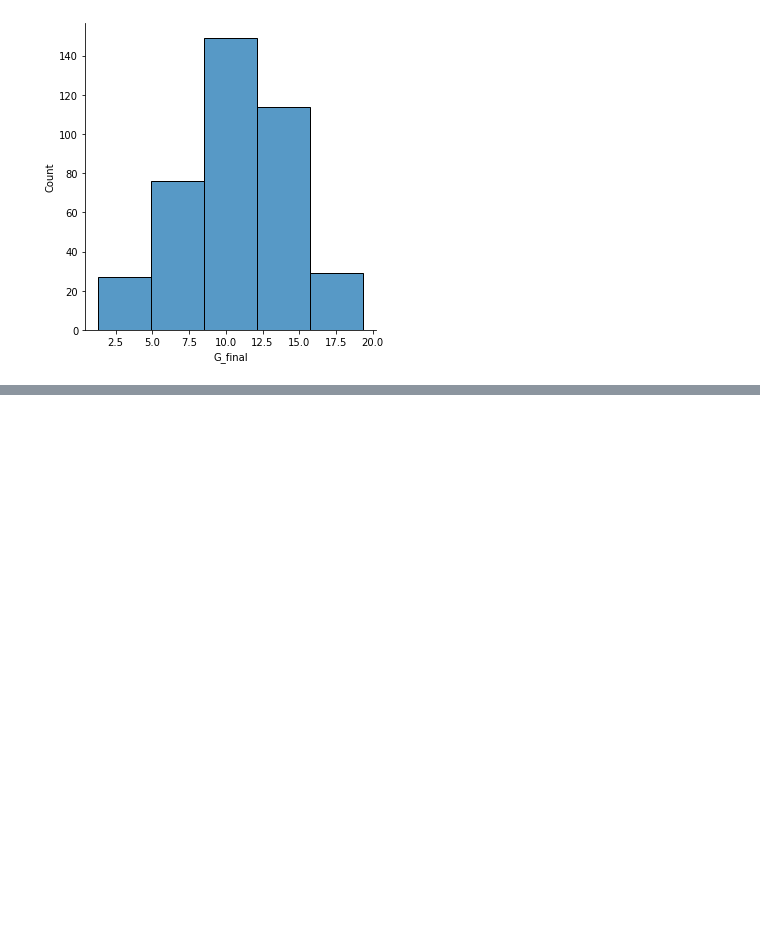
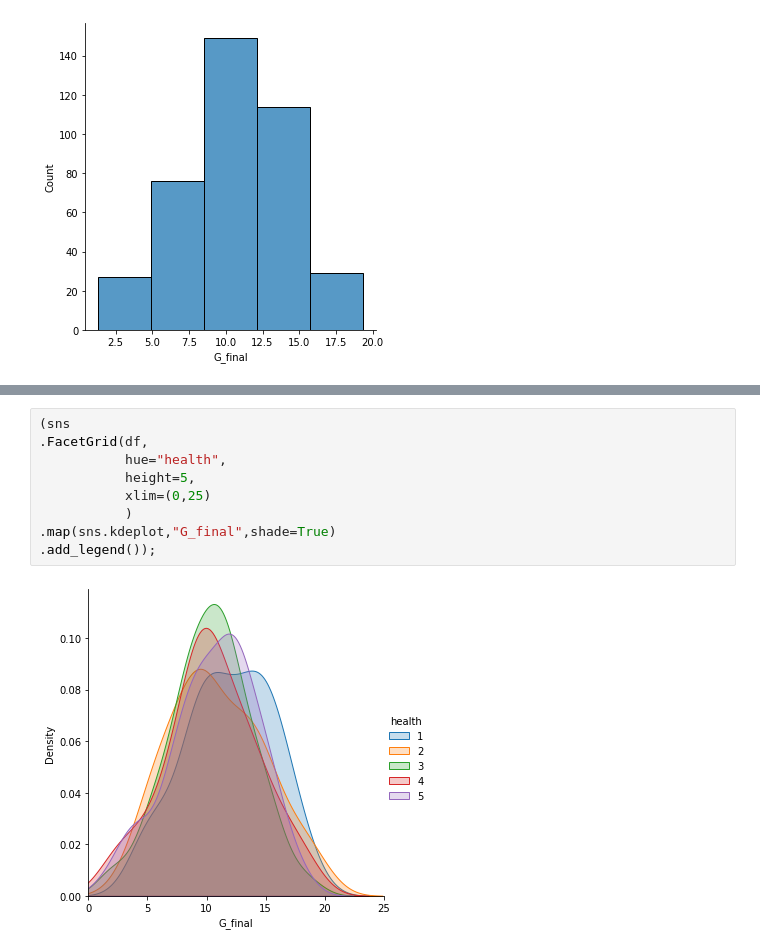
Before and after one commit to Mrt3206/Seaborn_Mathplotlib_Homework, a Jupyter notebook: seaborn-mathplotlib-homework.ipynb, the cells around one changed output, grey strips where cells are left out. Cells and saved outputs as stored; diff of their text form; blank space fills up the shorter version.

```diff
--- a/seaborn-mathplotlib-homework.ipynb
+++ b/seaborn-mathplotlib-homework.ipynb
@@ -887,0 +898,11 @@ sns.displot(df.G_final,bins=5,kde=False)
+# %%
+(sns
+.FacetGrid(df,
+           hue="health",
+           height=5,
+           xlim=(0,25)
+           )
+.map(sns.kdeplot,"G_final",shade=True)
+.add_legend());
+# %% [output]
+[figure, added]
```
Also changed, not shown: parts of 21 cells of this notebook.
